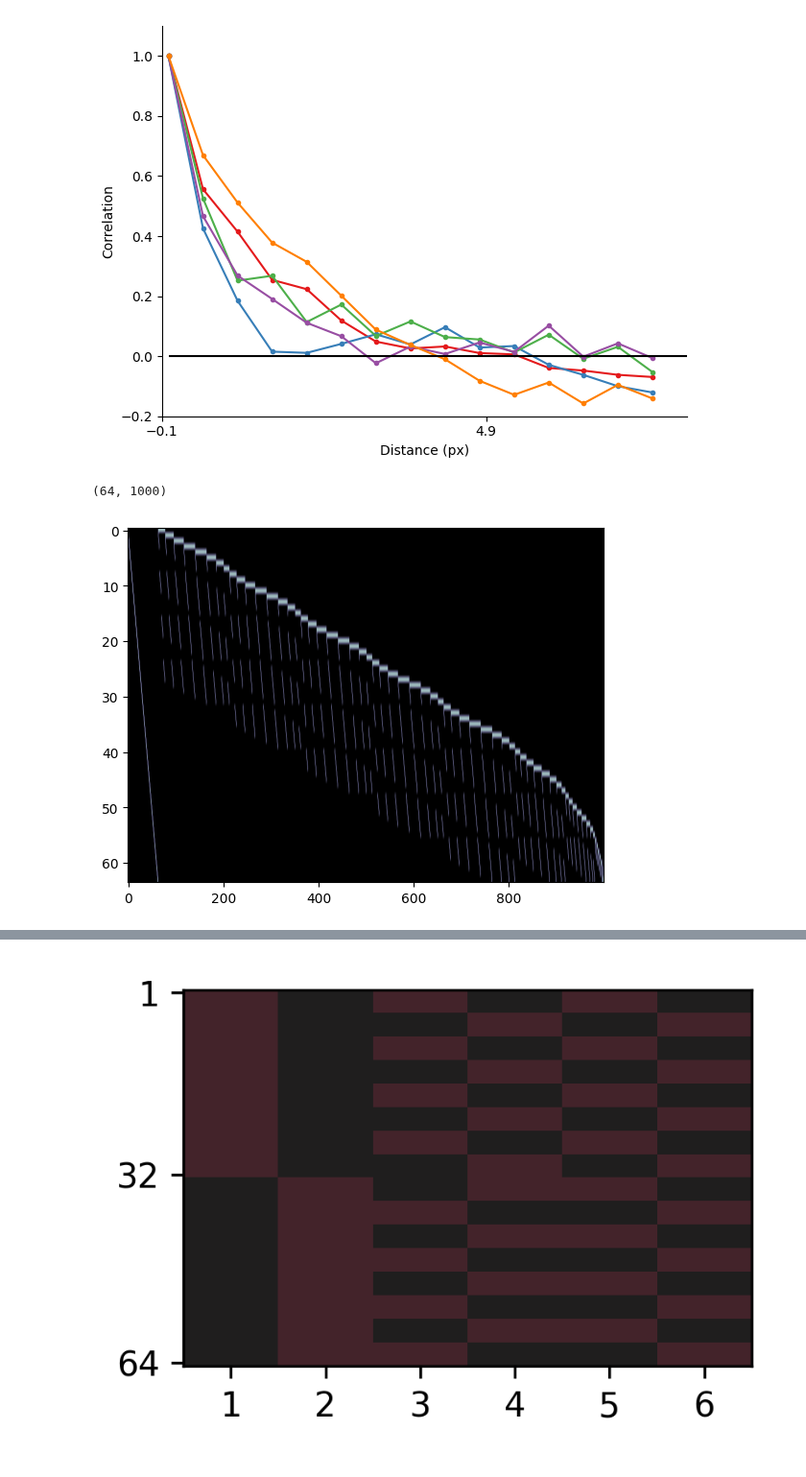
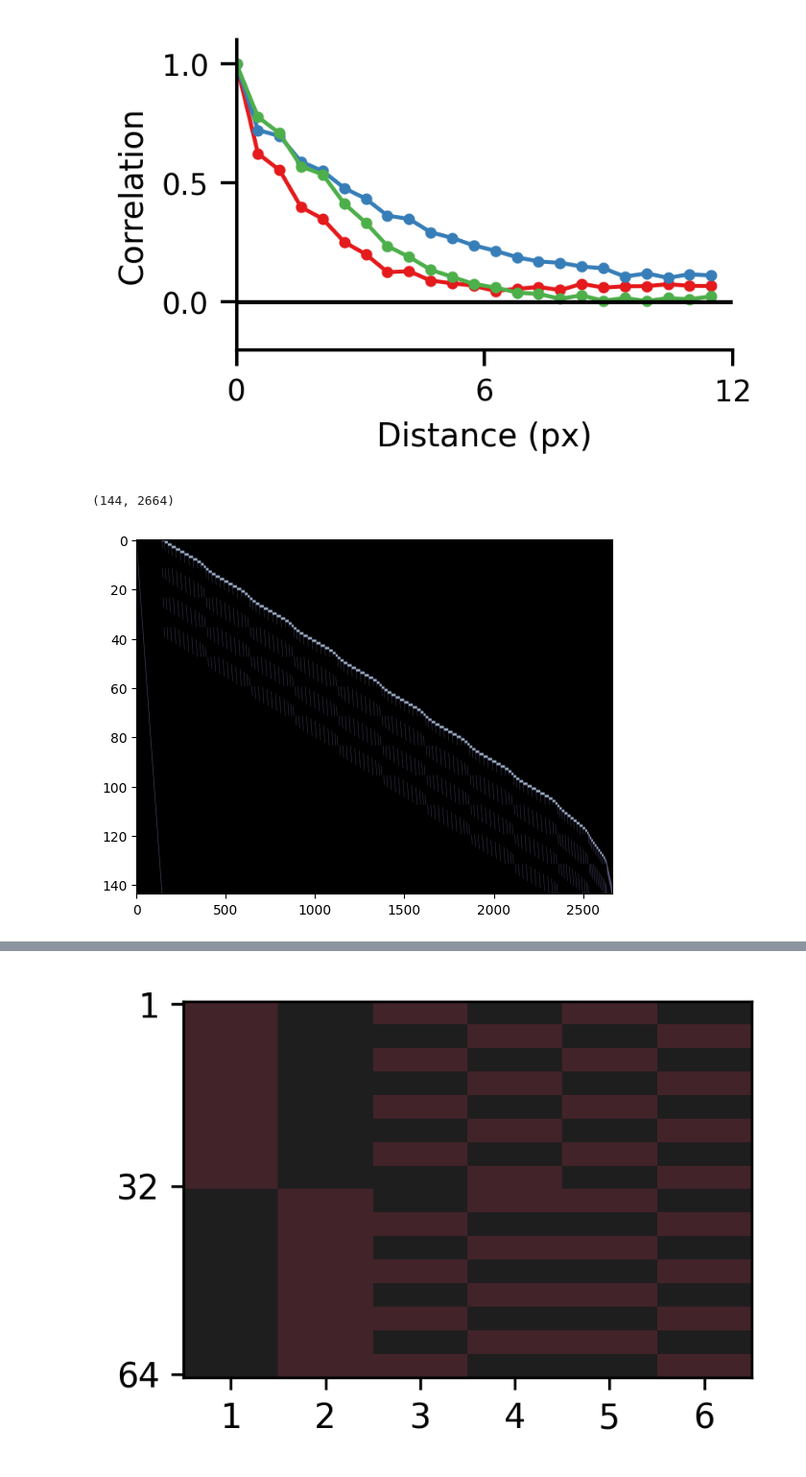
Before and after one commit to lyndond/frame_whitening, a Jupyter notebook: figures/conv2d.ipynb, the cells around one changed output, grey strips where cells are left out. Shown at 96% size. Drawn from its saved outputs; the diff is of its cells as text; code cells hidden in the pictures.

```diff
--- a/figures/conv2d.ipynb
+++ b/figures/conv2d.ipynb
@@ -19,7 +19,7 @@ images = fwd.load_images(n_images=n_images, crop_size=512, rng=rng)
 
 images = [img / np.max(img) for img in images]
 
-img = images[4]
+img = images[5]
 
 fig, ax = plt.subplots(1, 1, figsize=(5, 5))
 ax.imshow(img, cmap="gray")
@@ -29,22 +29,21 @@ ax.set(xticklabels=[], yticklabels=[]);
 # %%
-patch_h, patch_w = 8, 8
+patch_h, patch_w = 12, 12
 img_h, img_w = img.shape
 
-sigma = .1
+sigma = .2
 n_steps = 20_000
 
 fig, ax = plt.subplots(1, 1)
-im = ax.imshow(img, cmap="bone")
+im = ax.imshow(img, cmap="gray")
 
-n_contexts = 5
+n_contexts = 3
 cols = sns.color_palette("Set1", n_contexts)
 
-all_contexts, walk_coords = fwd.get_contexts(img, patch_h, patch_w, n_contexts, sigma, n_steps, pad_factor=1, rng=rng)
+rng = np.random.default_rng(69)
+all_contexts, walk_coords = fwd.get_contexts(img, patch_h, patch_w, n_contexts, sigma, n_steps, pad_factor=1., rng=rng)
 for idx, walk_hw in enumerate(walk_coords):
     walk_h, walk_w = walk_hw[:, 0], walk_hw[:, 1]
     ax.plot(walk_h, walk_w, color=cols[idx])
 
-im = ax.imshow(img[-img_h//3:, -img_w//3:], cmap="gray")
-ax.set(xlim=(img_h, img_h//3), ylim=(img_w, img_w//3))
 ax.axis("off")
 # %% [output]
@@ -70,40 +69,40 @@ Mw = V @ np.diag(l12) @ V.T
 # %%
 def get_corr_by_dist(X: npt.NDArray[np.float64]) -> npt.NDArray[np.float64]:
     arr = []
     corr0 = np.corrcoef(X.T)
 
     for i in range(Cxx0.shape[0]):
         for j in range(i, Cxx0.shape[1]):
             id_i = np.unravel_index(i, (patch_h, patch_w))
             id_j = np.unravel_index(j, (patch_h, patch_w))
             distance = np.linalg.norm(np.array(id_i) - np.array(id_j))
             corr = corr0[i, j]
             arr.append((distance, corr))
 
     dist = np.array(arr)
     return dist
 
-import pandas as pd
 import scipy.stats
 
-cols = sns.color_palette("Set1", n_contexts)
-fig, ax = plt.subplots(1, 1)
-for ctx in range(len(all_contexts)):
-    X = all_contexts[ctx]
-    X0 = X.reshape(n_steps, -1)
-    X0 = X0 - np.mean(X0, axis=0)
-    arr = get_corr_by_dist(X0)
+with sns.plotting_context("paper"):
+    cols = sns.color_palette("Set1", n_contexts)
+    fig, ax = plt.subplots(1, 1, figsize=(3, 2), dpi=300)
+    for ctx in range(len(all_contexts)):
+        X = all_contexts[ctx]
+        X0 = X.reshape(n_steps, -1)
+        X0 = X0 - np.mean(X0, axis=0)
+        arr = get_corr_by_dist(X0)
 
-    yyy = scipy.stats.binned_statistic(arr[:, 0], arr[:, 1], bins=np.linspace(0, patch_h, 2*patch_h), statistic="mean")
-    ax.plot(yyy.bin_edges[:-1], yyy.statistic, ".-", color=cols[ctx])
+        yyy = scipy.stats.binned_statistic(arr[:, 0], arr[:, 1], bins=np.linspace(0, patch_h, 2*patch_h), statistic="mean")
+        ax.plot(yyy.bin_edges[:-1], yyy.statistic, ".-", color=cols[ctx])
 
-ax.hlines(0, 0, patch_h, "k")
-ax.set(xlim=(0, patch_h), ylim=(-.2, 1.1), xticks=np.arange(-.1, patch_h+1, 5),
-xlabel="Distance (px)", ylabel="Correlation")
-sns.despine()
-fig.tight_layout()
+    ax.hlines(0, 0, patch_h, "k")
+    ax.set(xlim=(0, patch_h), ylim=(-.2, 1.1), xticks=np.arange(0, patch_h+1, patch_h//2),
+    xlabel="Distance (px)", ylabel="Correlation")
+    sns.despine()
+    fig.tight_layout()
 # %% [output]
-[figure, old version]
+[figure, new version]
 # %%
 X = all_contexts[0]
 X0 = X.reshape(n_steps, -1)
@@ -117,36 +116,22 @@ conv_h, conv_w = 4, 4
 W = fw.get_conv_frame(patch_h, patch_w, conv_h, conv_w)
 step_skip = 512
 
-W2 = np.concatenate((W, W3), axis=1)
+# W2 = np.concatenate((W, W3), axis=1)
 plt.imshow(W, cmap="bone", aspect="auto")
 print(W.shape)
-speedup = True
 
 g_last, g_all, _, _ = fws.adapt_covariance(
                                 Cxx_list=[Cxx],
                                 W=W,
                                 batch_size=-1,
                                 n_batch=n_batch,
-                                lr_g=1E-2,
+                                lr_g=2E-2,
                                 g0=None,
                                 online=False,
                                 clamp=False,
                                 alpha=1.,
                                 save_every=step_skip,
                             )
-
-g_last_multi, g_all_multi, _, _ = fws.adapt_covariance(
-                                Cxx_list=[Cxx],
-                                W=W2,
-                                batch_size=-1,
-                                n_batch=2**17,
-                                lr_g=1.5E-2,
-                                g0=None,
-                                online=False,
-                                clamp=False,
-                                alpha=1.,
-                                save_every=step_skip,
-                            )
 # %% [output]
-(64, 1000)
+(144, 2664)
-[figure, old version]
+[figure, new version]
```
Also changed, not shown: parts of 9 cells of this notebook.
